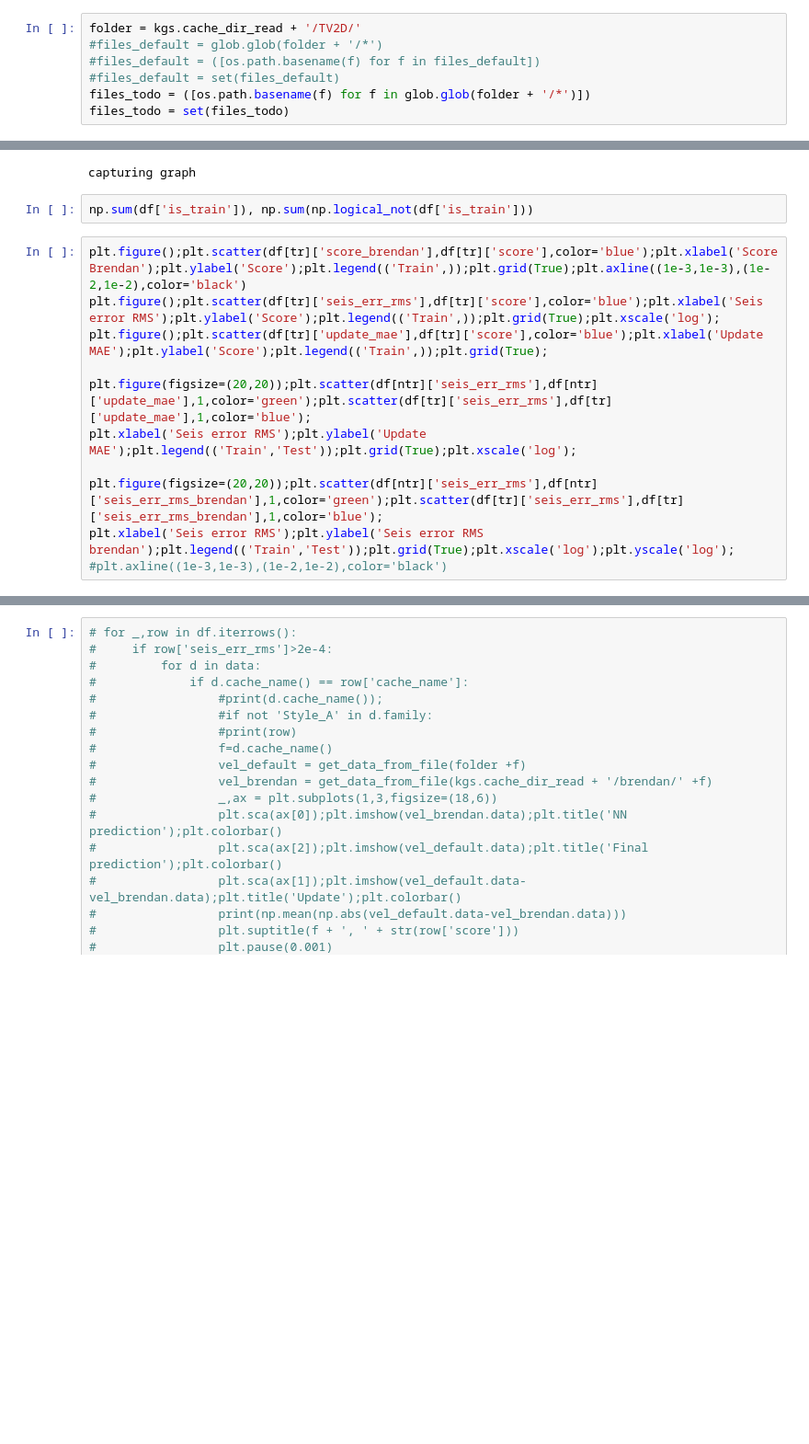
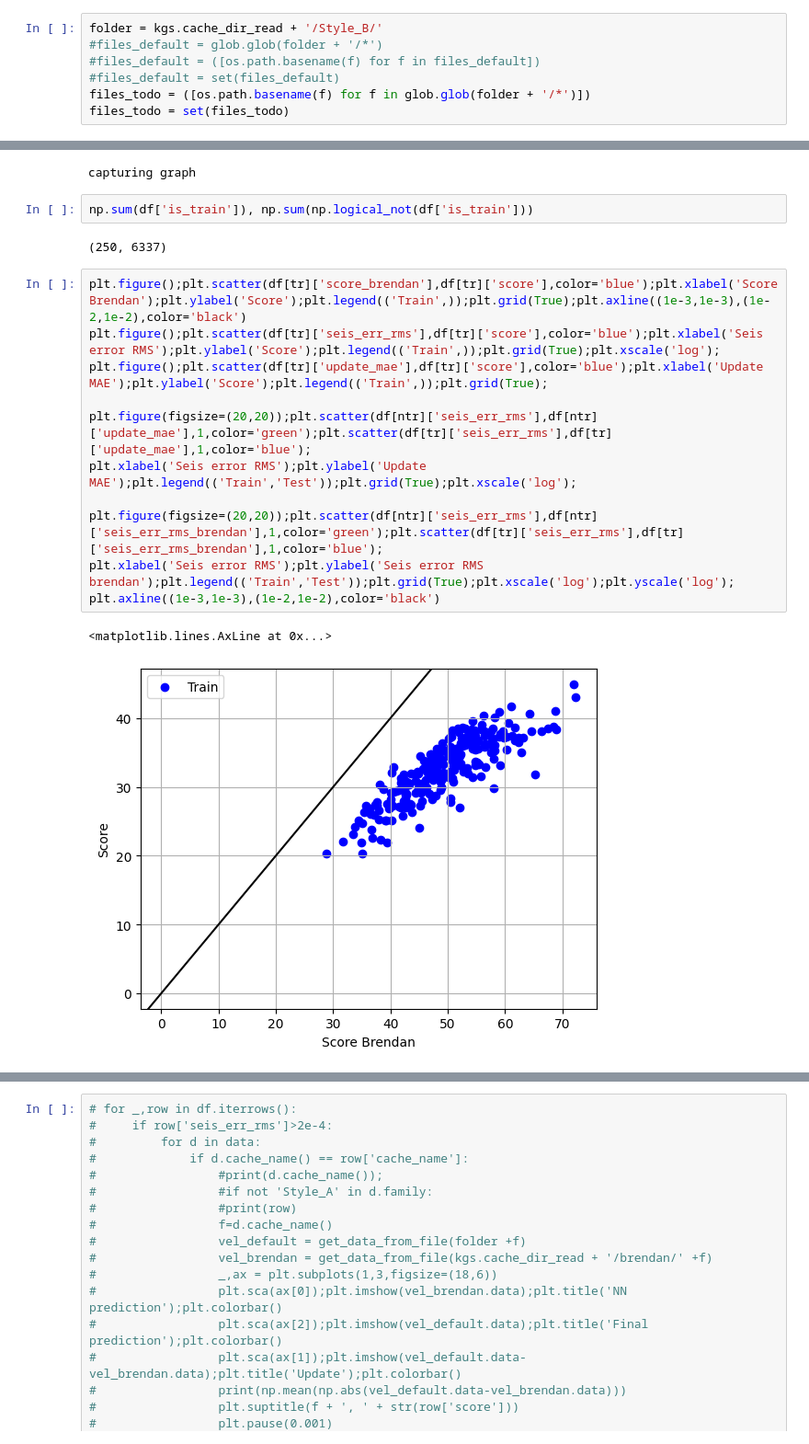
Before and after one commit to jcottaar/seismic, a Jupyter notebook: sanity_check.ipynb, the cells around one changed output, grey strips where cells are left out. Shown at 92% size. Cells and saved outputs as stored; diff of their text form; blank space fills up the shorter version.

```diff
--- a/sanity_check.ipynb
+++ b/sanity_check.ipynb
@@ -20,7 +20,7 @@ import seis_forward2
 data = kgs.load_all_train_data(validation_only=True) + kgs.load_all_test_data()
 data = data
 # %%
-folder = kgs.cache_dir_read + '/TV2D/'
+folder = kgs.cache_dir_read + '/Style_B/'
 #files_default = glob.glob(folder + '/*')
 #files_default = ([os.path.basename(f) for f in files_default])
 #files_default = set(files_default)
@@ -75,14 +75,19 @@ ntr = np.logical_not(df['is_train'])
 capturing graph
 # %%
 np.sum(df['is_train']), np.sum(np.logical_not(df['is_train']))
+# %% [output]
+(250, 6337)
 # %%
 plt.figure();plt.scatter(df[tr]['score_brendan'],df[tr]['score'],color='blue');plt.xlabel('Score Brendan');plt.ylabel('Score');plt.legend(('Train',));plt.grid(True);plt.axline((1e-3,1e-3),(1e-2,1e-2),color='black')
 plt.figure();plt.scatter(df[tr]['seis_err_rms'],df[tr]['score'],color='blue');plt.xlabel('Seis error RMS');plt.ylabel('Score');plt.legend(('Train',));plt.grid(True);plt.xscale('log');
 plt.figure();plt.scatter(df[tr]['update_mae'],df[tr]['score'],color='blue');plt.xlabel('Update MAE');plt.ylabel('Score');plt.legend(('Train',));plt.grid(True);
 
 plt.figure(figsize=(20,20));plt.scatter(df[ntr]['seis_err_rms'],df[ntr]['update_mae'],1,color='green');plt.scatter(df[tr]['seis_err_rms'],df[tr]['update_mae'],1,color='blue');
 plt.xlabel('Seis error RMS');plt.ylabel('Update MAE');plt.legend(('Train','Test'));plt.grid(True);plt.xscale('log');
 
 plt.figure(figsize=(20,20));plt.scatter(df[ntr]['seis_err_rms'],df[ntr]['seis_err_rms_brendan'],1,color='green');plt.scatter(df[tr]['seis_err_rms'],df[tr]['seis_err_rms_brendan'],1,color='blue');
 plt.xlabel('Seis error RMS');plt.ylabel('Seis error RMS brendan');plt.legend(('Train','Test'));plt.grid(True);plt.xscale('log');plt.yscale('log');
-#plt.axline((1e-3,1e-3),(1e-2,1e-2),color='black')
+plt.axline((1e-3,1e-3),(1e-2,1e-2),color='black')
+# %% [output]
+<matplotlib.lines.AxLine at 0x...>
+[figure, added]
```
Also changed, not shown: parts of 4 cells of this notebook, 14 other files.
